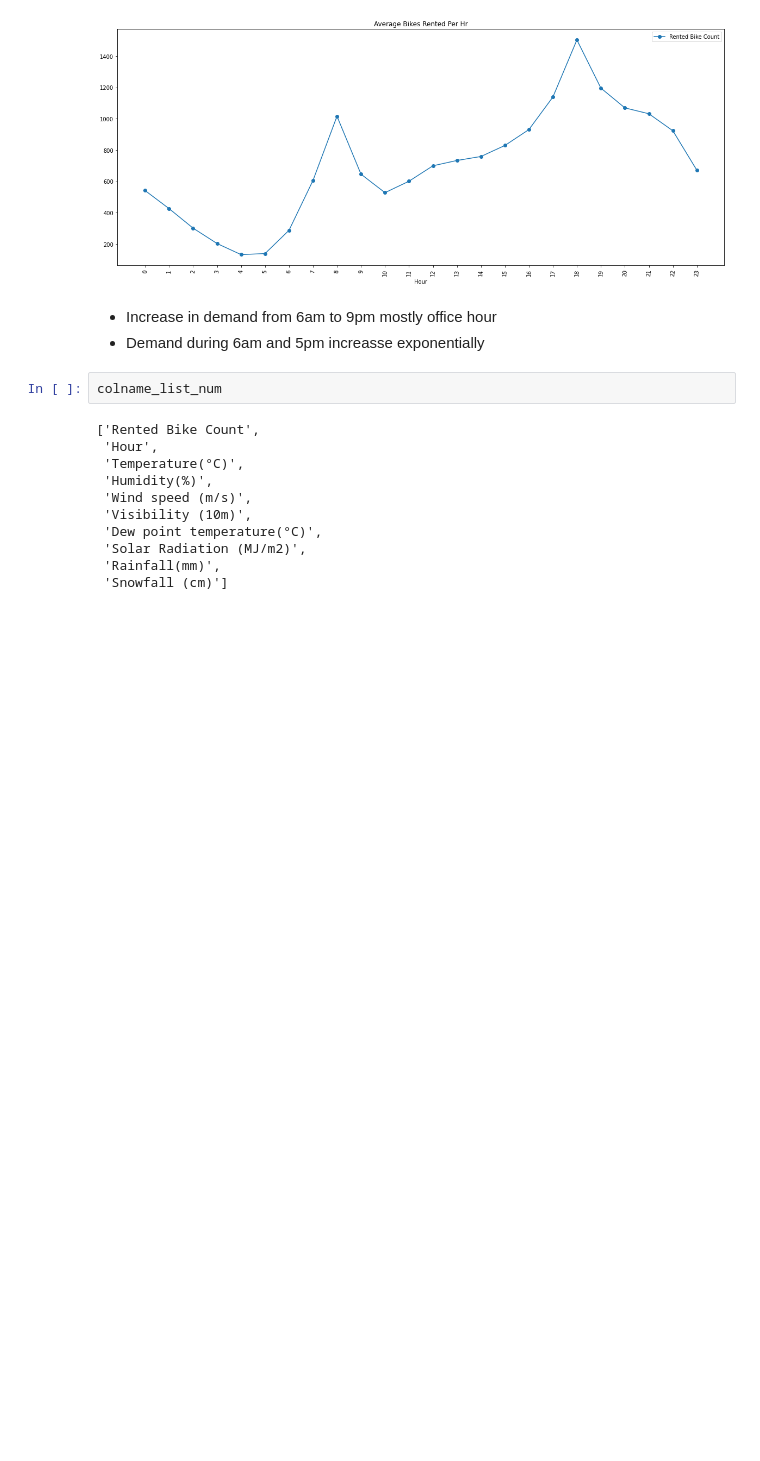
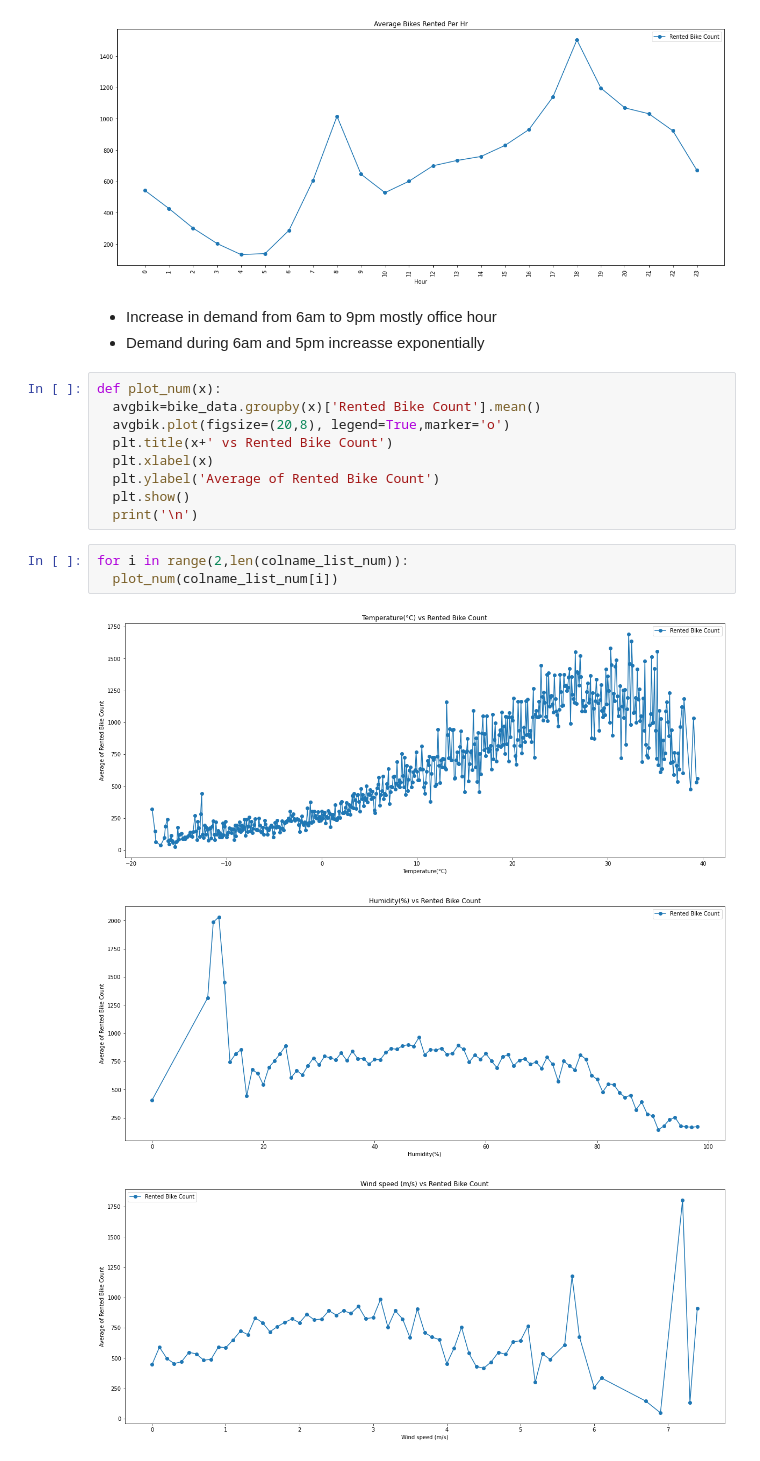
Before and after one commit to MiteshBhanushali/BikeSharingDemandPrediction, a Jupyter notebook: Copy_of_Bike_Sharing_Demand_Prediction_Capstone_Project.ipynb, the cells around one changed output. Drawn from its saved outputs; the diff is of its cells as text; blank space fills up the shorter version.

```diff
--- a/Copy_of_Bike_Sharing_Demand_Prediction_Capstone_Project.ipynb
+++ b/Copy_of_Bike_Sharing_Demand_Prediction_Capstone_Project.ipynb
@@ -335,16 +341,19 @@ a.set_xticklabels(avg_rent_hrs.index.tolist(), rotation=85);
 
 *   Increase in demand from 6am to 9pm mostly office hour
 *   Demand during 6am and 5pm increasse exponentially
-# %%
-colname_list_num
-# %% [output]
-['Rented Bike Count',
- 'Hour',
- 'Temperature(°C)',
- 'Humidity(%)',
- 'Wind speed (m/s)',
- 'Visibility (10m)',
- 'Dew point temperature(°C)',
- 'Solar Radiation (MJ/m2)',
- 'Rainfall(mm)',
- 'Snowfall (cm)']
+# %%
+def plot_num(x):
+  avgbik=bike_data.groupby(x)['Rented Bike Count'].mean()
+  avgbik.plot(figsize=(20,8), legend=True,marker='o')
+  plt.title(x+' vs Rented Bike Count')
+  plt.xlabel(x)
+  plt.ylabel('Average of Rented Bike Count')
+  plt.show()
+  print('\n')
+# %%
+for i in range(2,len(colname_list_num)):
+  plot_num(colname_list_num[i])
+# %% [output]
+[figure, added]
+[figure, added]
+[figure, added]
```
Also changed, not shown: parts of 9 cells of this notebook.
